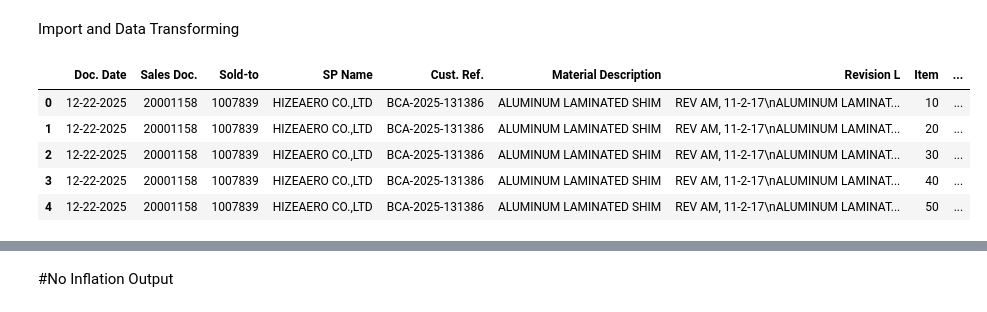
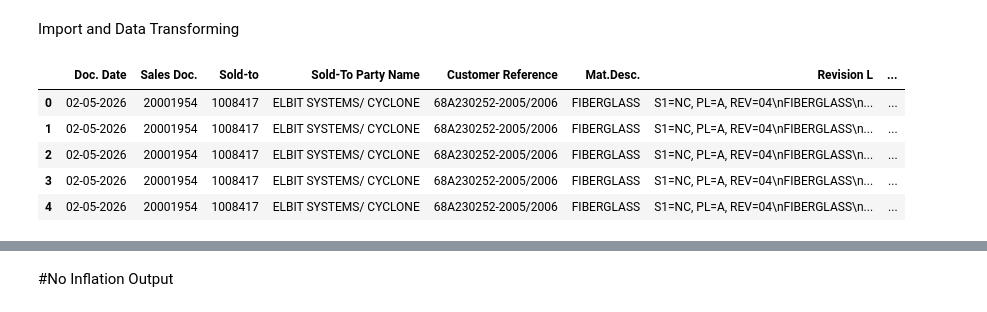
Before and after one commit to tclyde136/streamlitapps, a Jupyter notebook: SAP Quote Inflation Automation.ipynb, the cells around one changed output, grey strips where cells are left out. Drawn from its saved outputs; the diff is of its cells as text; code cells hidden in the pictures.

```diff
--- a/SAP Quote Inflation Automation.ipynb
+++ b/SAP Quote Inflation Automation.ipynb
@@ -5,19 +5,19 @@ import pandas as pd
 import numpy as np
 # %%
 pd.set_option('display.max_columns', None)
-df = pd.read_csv(r"C:\Users\TClyde\Desktop\filetmp21.csv",header = None)
+df = pd.read_csv(r"C:\Users\TClyde\Desktop\filetmp7.csv",header = None)
 df = df.drop([0,2])
 df = df.drop(df.columns[0], axis=1)
 df = df.reset_index(drop=True)
 new_header = df.iloc[0]
 df = df[1:]
 df.columns = new_header
 df = df.reset_index(drop=True)
 df.head()
 # %% [output]
-|  | Doc. Date | Sales Doc. | Sold-to | SP Name | Cust. Ref. | Material Description | Revision L | Item | ... |
-| 0 | 12-22-2025 | 20001158 | 1007839 | HIZEAERO CO.,LTD | BCA-2025-131386 | ALUMINUM LAMINATED SHIM | REV AM, 11-2-17\nALUMINUM LAMINAT... | 10 | ... |
-| 1 | 12-22-2025 | 20001158 | 1007839 | HIZEAERO CO.,LTD | BCA-2025-131386 | ALUMINUM LAMINATED SHIM | REV AM, 11-2-17\nALUMINUM LAMINAT... | 20 | ... |
-| 2 | 12-22-2025 | 20001158 | 1007839 | HIZEAERO CO.,LTD | BCA-2025-131386 | ALUMINUM LAMINATED SHIM | REV AM, 11-2-17\nALUMINUM LAMINAT... | 30 | ... |
-| 3 | 12-22-2025 | 20001158 | 1007839 | HIZEAERO CO.,LTD | BCA-2025-131386 | ALUMINUM LAMINATED SHIM | REV AM, 11-2-17\nALUMINUM LAMINAT... | 40 | ... |
-| 4 | 12-22-2025 | 20001158 | 1007839 | HIZEAERO CO.,LTD | BCA-2025-131386 | ALUMINUM LAMINATED SHIM | REV AM, 11-2-17\nALUMINUM LAMINAT... | 50 | ... |
+|  | Doc. Date | Sales Doc. | Sold-to | Sold-To Party Name | Customer Reference | Mat.Desc. | Revision L | ... |
+| 0 | 02-05-2026 | 20001954 | 1008417 | ELBIT SYSTEMS/ CYCLONE | 68A230252-2005/2006 | FIBERGLASS | S1=NC, PL=A, REV=04\nFIBERGLASS\n... | ... |
+| 1 | 02-05-2026 | 20001954 | 1008417 | ELBIT SYSTEMS/ CYCLONE | 68A230252-2005/2006 | FIBERGLASS | S1=NC, PL=A, REV=04\nFIBERGLASS\n... | ... |
+| 2 | 02-05-2026 | 20001954 | 1008417 | ELBIT SYSTEMS/ CYCLONE | 68A230252-2005/2006 | FIBERGLASS | S1=NC, PL=A, REV=04\nFIBERGLASS\n... | ... |
+| 3 | 02-05-2026 | 20001954 | 1008417 | ELBIT SYSTEMS/ CYCLONE | 68A230252-2005/2006 | FIBERGLASS | S1=NC, PL=A, REV=04\nFIBERGLASS\n... | ... |
+| 4 | 02-05-2026 | 20001954 | 1008417 | ELBIT SYSTEMS/ CYCLONE | 68A230252-2005/2006 | FIBERGLASS | S1=NC, PL=A, REV=04\nFIBERGLASS\n... | ... |
```
Also changed, not shown: parts of 7 cells of this notebook.
